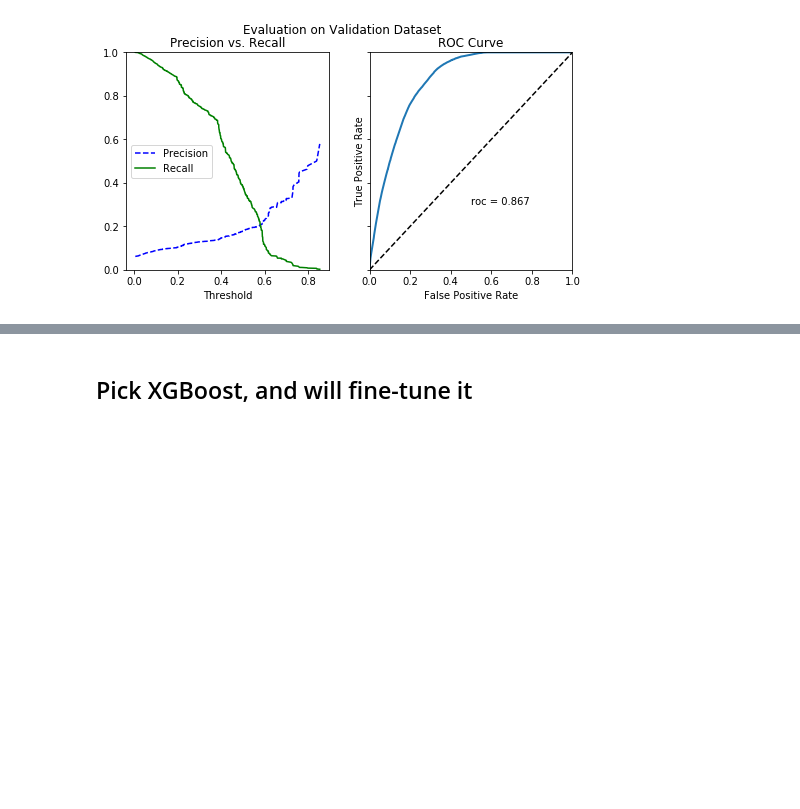
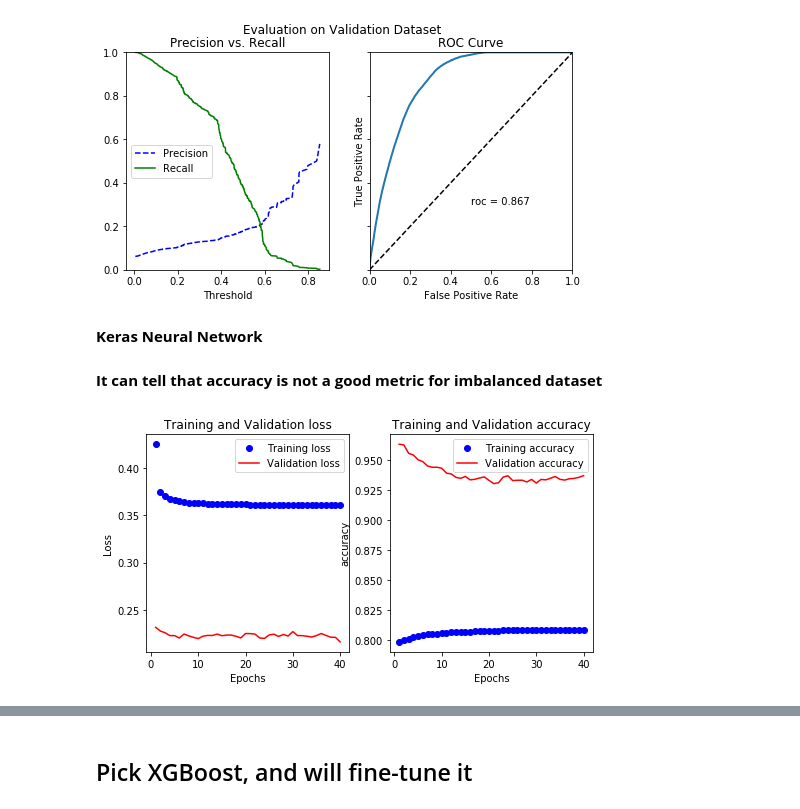
Before and after one commit to superyang713/o2o_competition, a Jupyter notebook: analysis.ipynb, the cells around one changed output, grey strips where cells are left out. Saved outputs shown, nothing was run; the diff lists cells and outputs as text; code cells hidden in the pictures; blank space fills up the shorter version.

Commit message:
modified create_submission_file function, and tried neural network on the data

```diff
--- a/analysis.ipynb
+++ b/analysis.ipynb
@@ -233,3 +238,32 @@ utils.evaluate_model(xgb_cls, X_train, y_train, X_val, y_val, plot_train=True)
 # %% [output]
 [figure]
 [figure]
+# %% [markdown]
+**Keras Neural Network**
+# %%
+def build_model():
+    model = models.Sequential()
+    model.add(layers.Dense(10, input_dim=15, activation='relu'))
+    model.add(layers.Dense(6, activation='relu'))
+    model.add(layers.Dense(4, activation='relu'))
+    model.add(layers.Dense(1, activation='sigmoid'))
+    model.compile(
+        loss='binary_crossentropy',
+        optimizer=optimizers.RMSprop(lr=1e-4),
+        metrics=['acc'],
+    )
+    return model
+
+nn_cls = build_model()
+history = nn_cls.fit(
+    X_train, y_train,
+    verbose=False,
+    epochs=40, batch_size=512,
+    validation_data=(X_val, y_val)
+)
+# %% [markdown]
+**It can tell that accuracy is not a good metric for imbalanced dataset**
+# %%
+utils.plot_loss_and_accuracy(history)
+# %% [output]
+[figure, added]
```
Also changed, not shown: parts of 6 cells of this notebook, 1 other file.
